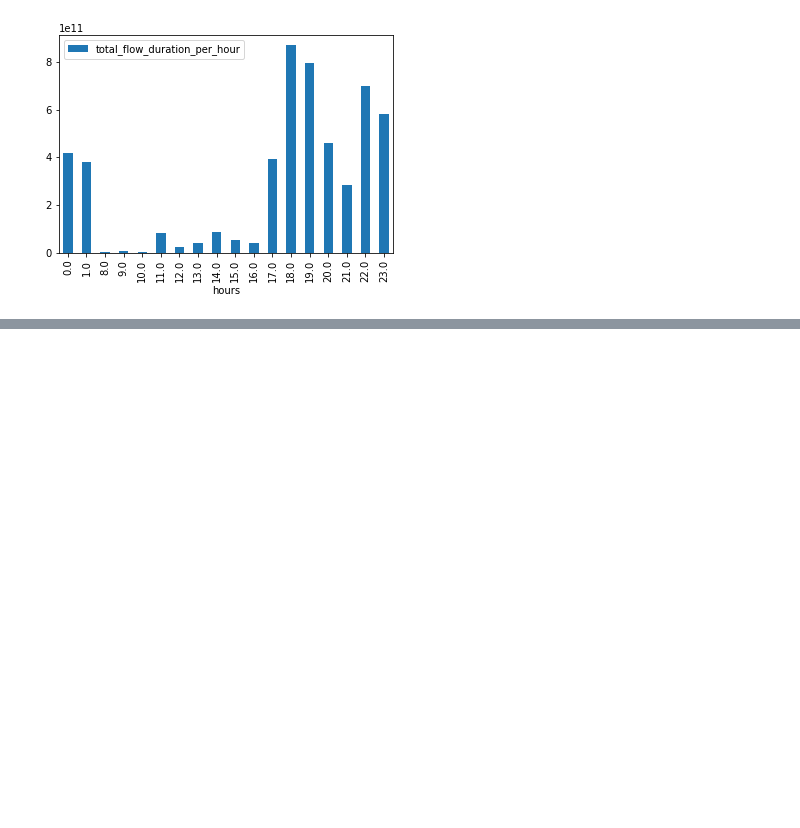
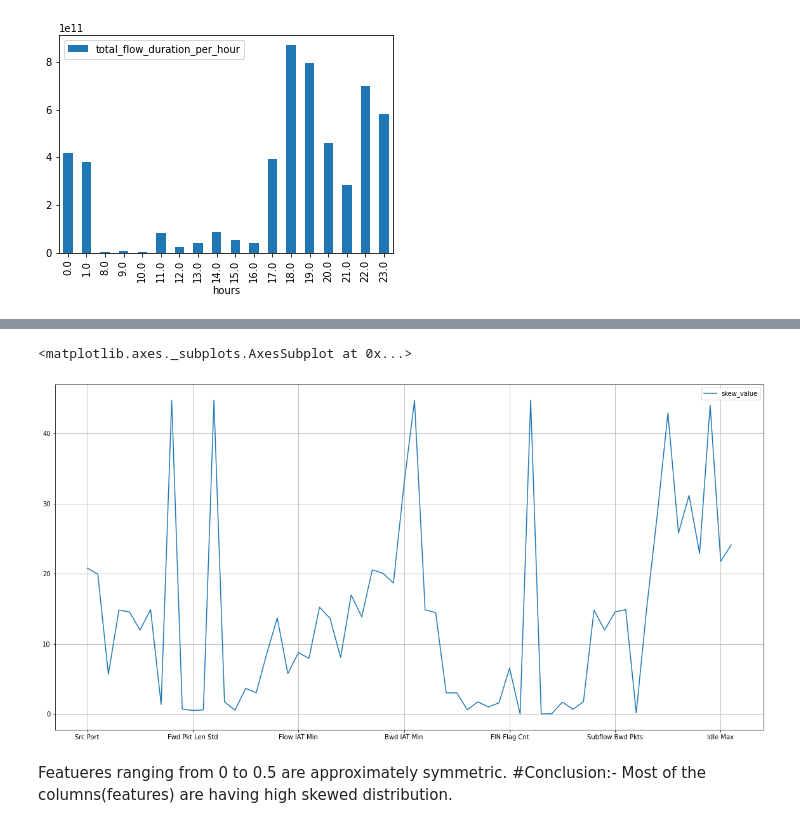
Before and after one commit to Suryansh109/project_covid_v1, a Jupyter notebook: DDos_analysis.ipynb, the cells around one changed output, grey strips where cells are left out. Saved outputs shown, nothing was run; the diff lists cells and outputs as text; code cells hidden in the pictures; blank space fills up the shorter version.

```diff
--- a/DDos_analysis.ipynb
+++ b/DDos_analysis.ipynb
@@ -158,0 +328,10 @@ plt.show()
+# %%
+pd_skew=pd.DataFrame(pd_balanced.skew(),columns=['skew_value'])
+# %%
+pd_skew.plot(figsize=(20,10),grid=True)
+# %% [output]
+<matplotlib.axes._subplots.AxesSubplot at 0x...>
+[figure, added]
+# %% [markdown]
+Featueres ranging from 0 to 0.5 are approximately symmetric.
+#Conclusion:- Most of the columns(features) are having high skewed distribution.
```
Also changed, not shown: parts of 21 cells of this notebook.
